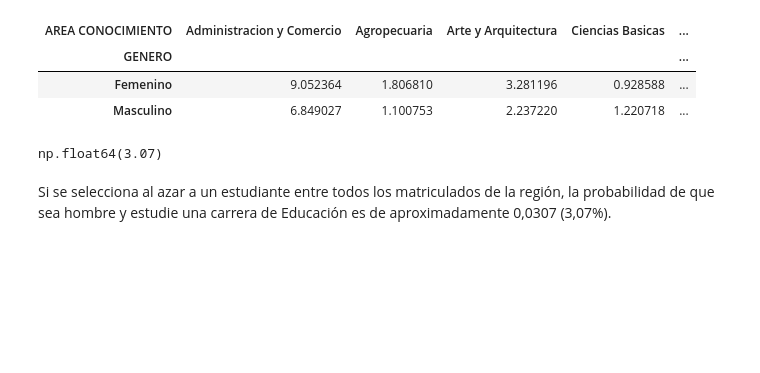
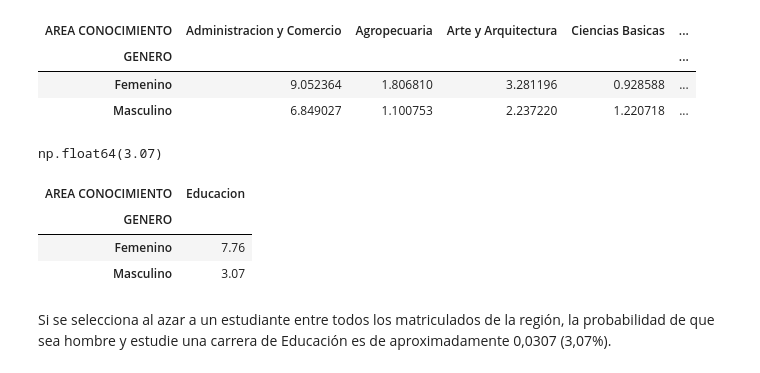
Before and after one commit to BenjitaH2/p, a Jupyter notebook: (Exposición N°2)_Solución_problema_3_Benjamín_Diaz.ipynb, the cells around one changed output. Drawn from its saved outputs; the diff is of its cells as text; code cells hidden in the pictures; blank space fills up the shorter version.

```diff
--- a/(Exposición N°2)_Solución_problema_3_Benjamín_Diaz.ipynb
+++ b/(Exposición N°2)_Solución_problema_3_Benjamín_Diaz.ipynb
@@ -85,6 +85,16 @@ PorcentajeSubPregunta1 = round((tabla_prob_total.loc['Masculino', 'Educacion'] *
 PorcentajeSubPregunta1
 # %% [output]
 np.float64(3.07)
+# %%
+# Tabla resumida para mostrar en diapositiva
+
+tabla_p1 = (pd.crosstab(df['GENERO'], df['AREA CONOCIMIENTO'], normalize='all')[['Educacion']] * 100).round(2)
+tabla_p1
+# %% [output]
+| AREA CONOCIMIENTO | Educacion |
+| GENERO |  |
+| Femenino | 7.76 |
+| Masculino | 3.07 |
 # %% [markdown]
 Si se selecciona al azar a un estudiante entre todos los matriculados de la región, la probabilidad de que sea hombre y estudie una carrera de Educación es de aproximadamente 0,0307 (3,07%).
 # %% [markdown]
```
Also changed, not shown: parts of 3 cells of this notebook.
